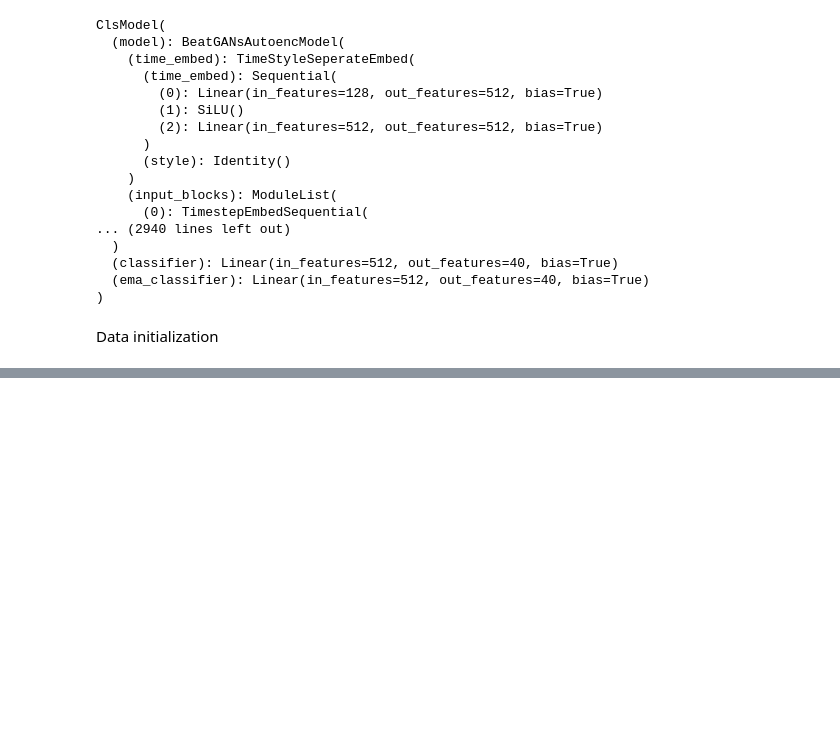
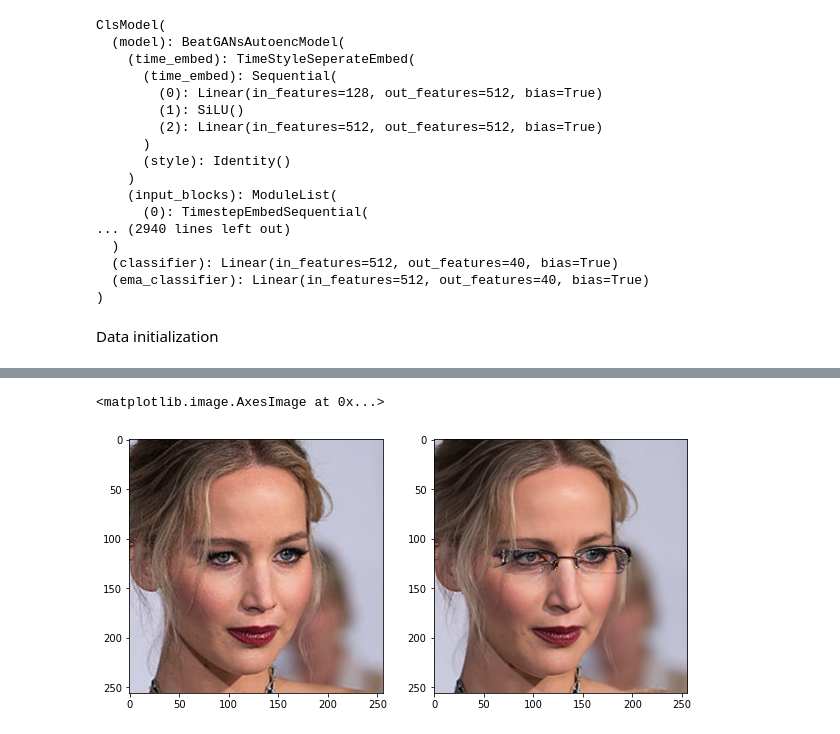
Before and after one commit to phizaz/diffae, a Jupyter notebook: manipulate_note.ipynb, the cells around one changed output, grey strips where cells are left out. Cells and saved outputs as stored; diff of their text form; code cells hidden in the pictures; blank space fills up the shorter version.

```diff
--- a/manipulate_note.ipynb
+++ b/manipulate_note.ipynb
@@ -79,0 +95,5 @@ Manipulation
+# %%
+batch = data[0]['img'][None]
+
+semantic_latent = model.encode(batch.to(device))
+stochastic_latent = model.encode_stochastic(batch.to(device), semantic_latent)
@@ -79,0 +122,24 @@ Manipulation
+# %%
+target_class = 'Eyeglasses'
+manipulation_amp = 0.2
+
+cls_id = CelebAttrDataset.cls_to_id[target_class]
+class_direction = classifier.classifier.weight[cls_id]
+normalized_class_direction = F.normalize(class_direction[None, :], dim=1)
+
+normalized_semantic_latent = classifier.normalize(semantic_latent)
+normalized_manipulation_amp = manipulation_amp * math.sqrt(512)
+normalized_manipulated_semantic_latent =  normalized_semantic_latent + normalized_manipulation_amp*normalized_class_direction
+
+manipulated_semantic_latent = classifier.denormalize(normalized_manipulated_semantic_latent)
+# %%
+manipulated_img = model.render(stochastic_latent, manipulated_semantic_latent)[0]
+original_img = data[0]['img']
+
+fig, ax = plt.subplots(1, 2, figsize=(10, 5))
+ax[0].imshow(convert2rgb(original_img))
+ax[1].imshow(convert2rgb(manipulated_img,adjust_scale=False))
+# plt.savefig('imgs_manipulated/compare.png')
+# %% [output]
+<matplotlib.image.AxesImage at 0x...>
+[figure, added]
```
Also changed, not shown: parts of 9 cells of this notebook, 8 other files.
